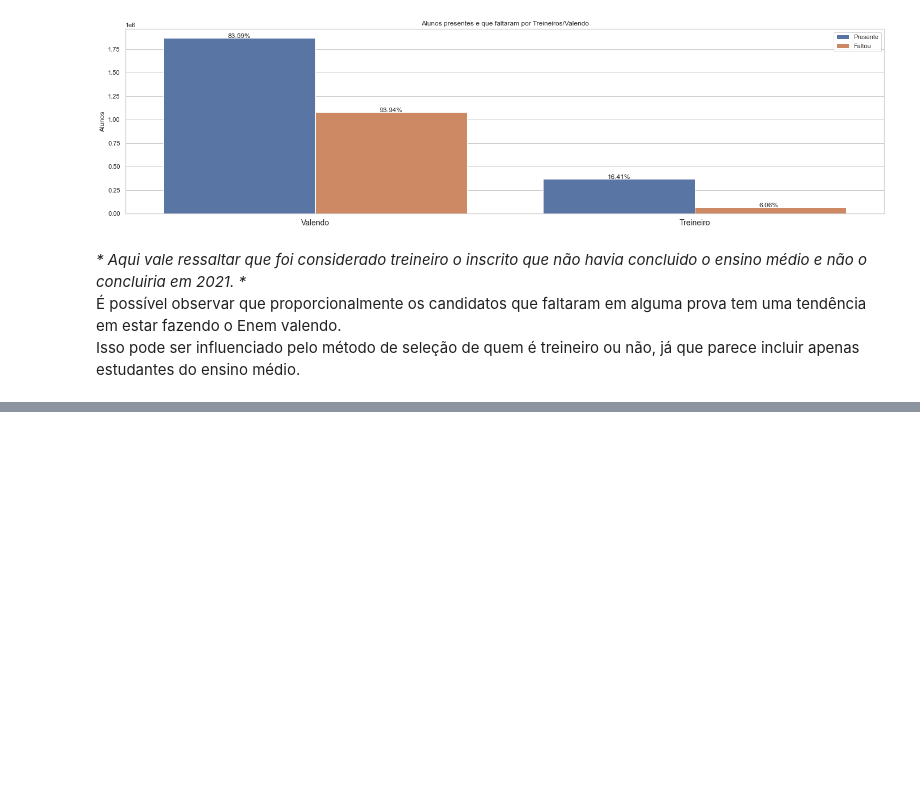
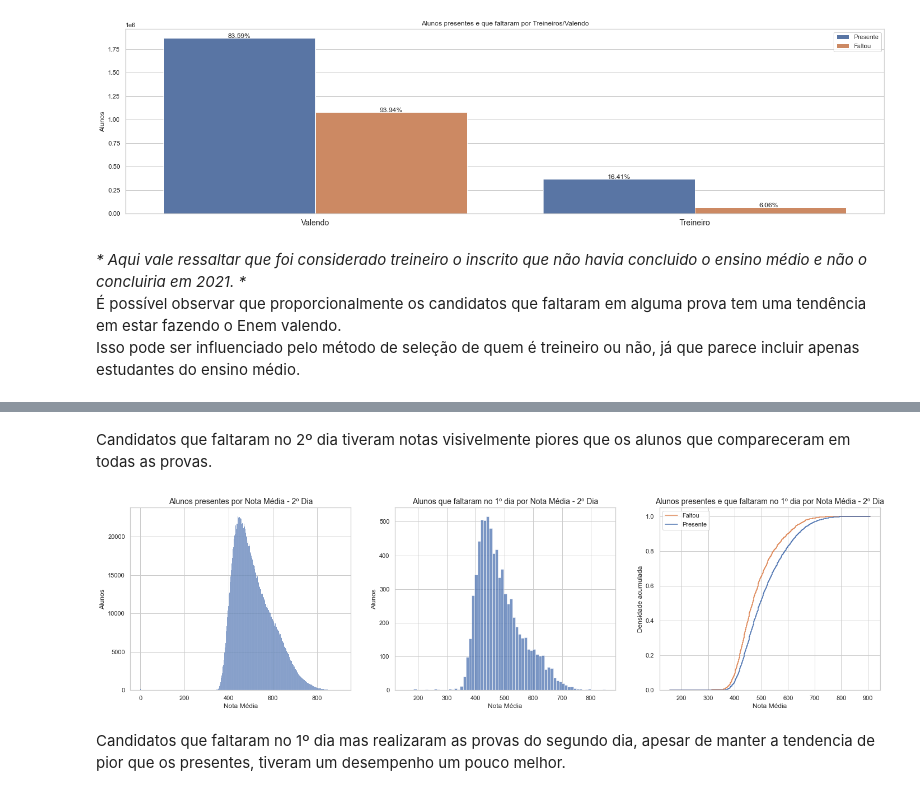
Before and after one commit to guinb/treinamento-semantix, a Jupyter notebook: Projeto ENEM - Candidatos que faltaram na prova.ipynb, the cells around one changed output, grey strips where cells are left out. Cells and saved outputs as stored; diff of their text form; code cells hidden in the pictures; blank space fills up the shorter version.

```diff
--- a/Projeto ENEM - Candidatos que faltaram na prova.ipynb
+++ b/Projeto ENEM - Candidatos que faltaram na prova.ipynb
@@ -323,0 +372,27 @@ dados["SG_UF_PROVA"].unique().index
+# %% [markdown]
+Candidatos que faltaram no 2º dia tiveram notas visivelmente piores que os alunos que compareceram em todas as provas.
+# %%
+fig, (ax0, ax1, ax2) = plt.subplots(1, 3, sharey=False, figsize=(24,6))
+
+sns.histplot(data=dados.query('BOL_FALTA == False'), x='NOTA_MEDIA_DIA_2', ax=ax0)
+ax0.set_title('Alunos presentes por Nota Média - 2º Dia', fontsize=14)
+ax0.set_xlabel('Nota Média')
+ax0.set_ylabel('Alunos')
+
+sns.histplot(data=dados.query('BOL_FALTA == True & NOTA_MEDIA_DIA_2 > 0.0'), x='NOTA_MEDIA_DIA_2', ax=ax1)
+ax1.set_title('Alunos que faltaram no 1º dia por Nota Média - 2º Dia', fontsize=14)
+ax1.set_xlabel('Nota Média')
+ax1.set_ylabel('Alunos')
+
+sns.histplot(data=dados.query('NOTA_MEDIA_DIA_2 > 0.0'), x="NOTA_MEDIA_DIA_2", hue="BOL_FALTA",
+             element="step", fill=False, cumulative=True, stat="density", common_norm=False, ax=ax2)
+ax2.set_title('Alunos presentes e que faltaram no 1º dia por Nota Média - 2º Dia', fontsize=14)
+ax2.set_xlabel('Nota Média')
+ax2.set_ylabel('Densidade acumulada')
+
+plt.legend(title='', loc='upper left', labels=['Faltou','Presente'])
+plt.show()
+# %% [output]
+[figure, added]
+# %% [markdown]
+Candidatos que faltaram no 1º dia mas realizaram as provas do segundo dia, apesar de manter a tendencia de pior que os presentes, tiveram um desempenho um pouco melhor.
```
Also changed, not shown: parts of 15 cells of this notebook.
